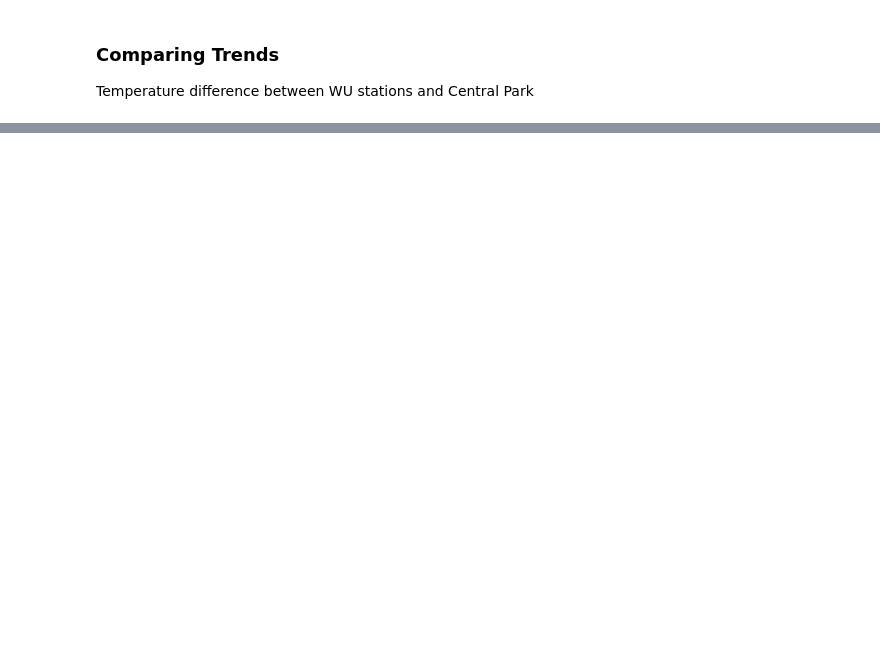
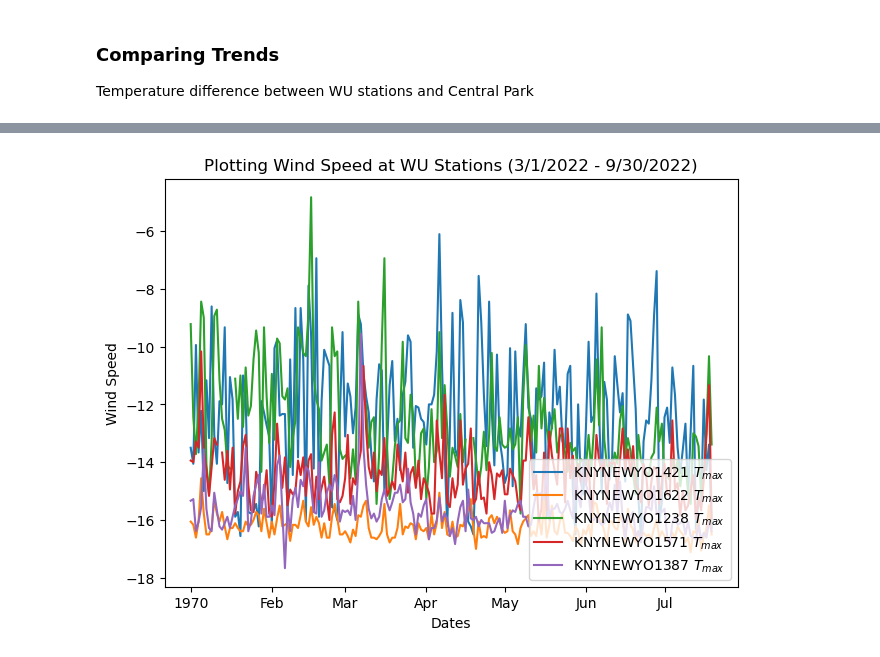
Before and after one commit to soph-loaf/aht_project, a Jupyter notebook: Temperature_Modeling_SAL.ipynb, the cells around one changed output, grey strips where cells are left out. Saved outputs shown, nothing was run; the diff lists cells and outputs as text; code cells hidden in the pictures; blank space fills up the shorter version.

```diff
--- a/Temperature_Modeling_SAL.ipynb
+++ b/Temperature_Modeling_SAL.ipynb
@@ -276 +343,28 @@ plt.show()
+# %%
+# df_combo.plot.scatter(x='DATE', y='T_dif'+wu_list[0])
+
+#plotting central park weather data
+fig = plt.figure(constrained_layout=True)
+ax = plt.gca()
+locator = mdates.AutoDateLocator()
+formatter = mdates.ConciseDateFormatter(locator)
+ax.xaxis.set_major_locator(locator)
+ax.xaxis.set_major_formatter(formatter)
+# ax.plot(df_combo['DATE'], df_combo['T_dif'+wu_list[0]], markersize=2.5, label=r'KNYNEWYO'+wu_list[0]+' $T_{max}$')  ##close to Central Park (uptown - Harlem))
+# for i in range(len(wu_list)-1):
+#     ax.plot(df_combo['DATE'], df_combo['T_dif'+wu_list[i]], markersize=2.5, label=r'KNYNEWYO'+wu_list[i]+' $T_{max}$')  ##close to Central Park (uptown - Harlem))
+ax.plot(df_combo['DATE'], df_combo['U_inf'+wu_list[0]], markersize=2.5, label=r'KNYNEWYO'+wu_list[0]+' $T_{max}$')  ##close to Central Park (uptown - Harlem))
+ax.plot(df_combo['DATE'], df_combo['U_inf'+wu_list[1]], markersize=2.5, label=r'KNYNEWYO'+wu_list[1]+' $T_{max}$')  ##close to Central Park (uptown - Harlem))
+ax.plot(df_combo['DATE'], df_combo['U_inf'+wu_list[2]], markersize=2.5, label=r'KNYNEWYO'+wu_list[2]+' $T_{max}$')  ##close to Central Park (uptown - Harlem))
+ax.plot(df_combo['DATE'], df_combo['U_inf'+wu_list[4]], markersize=2.5, label=r'KNYNEWYO'+wu_list[4]+' $T_{max}$')  ##close to Central Park (uptown - Harlem))
+ax.plot(df_combo['DATE'], df_combo['U_inf'+wu_list[5]], markersize=2.5, label=r'KNYNEWYO'+wu_list[5]+' $T_{max}$')  ##close to Central Park (uptown - Harlem))
+
+ax.set_xlabel("Dates")
+ax.set_ylabel("Wind Speed")
+# ax.set_ylim([20.0, 105.0])
+ax.set_title('Plotting Wind Speed at WU Stations (3/1/2022 - 9/30/2022)')
+plt.legend(loc='lower right')
+plt.show()
+# %% [output]
+[figure, added]
 # %%
```
Also changed, not shown: parts of 12 cells of this notebook.
